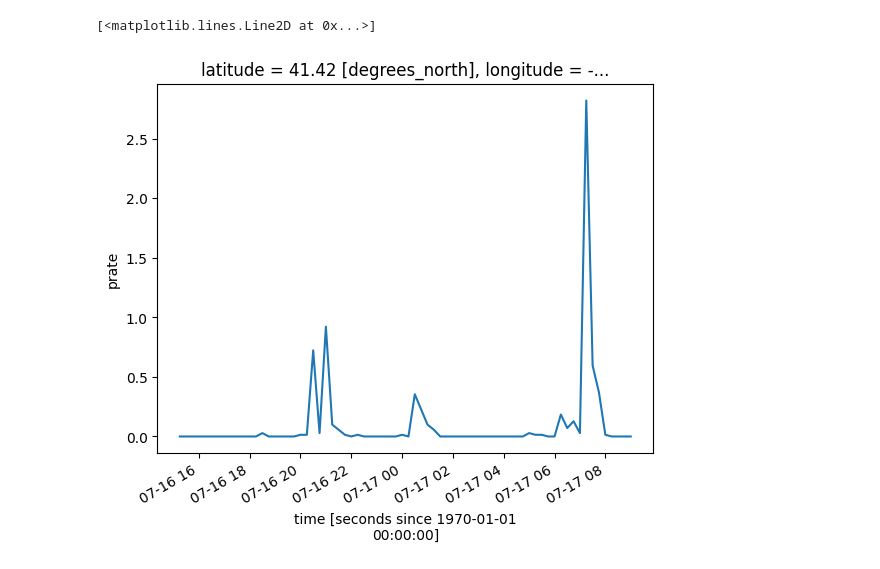
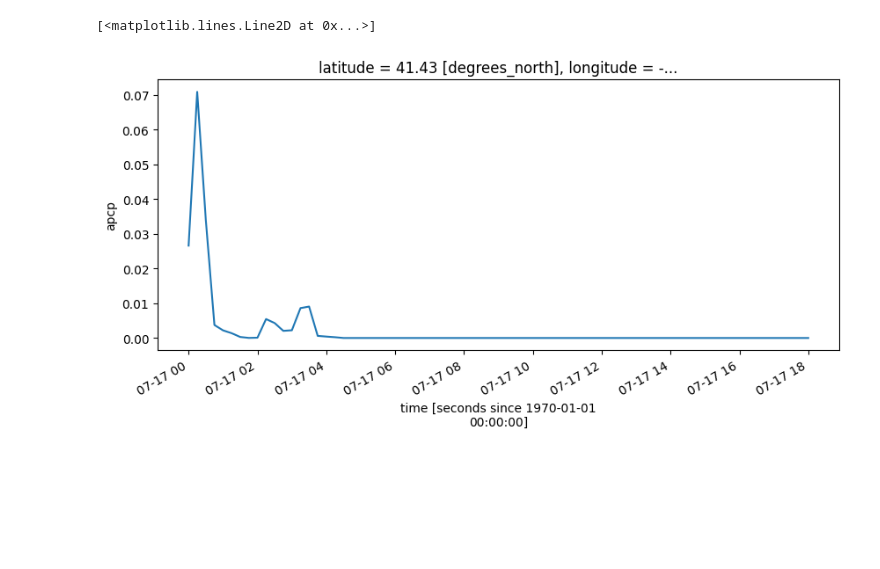
Before and after one commit to mpiannucci/gribberish, a Jupyter notebook: python/examples/kerchunk_hrrr_subhourly.ipynb, the cells around one changed output. Saved outputs shown, nothing was run; the diff lists cells and outputs as text; code cells hidden in the pictures; blank space fills up the shorter version.

```diff
--- a/python/examples/kerchunk_hrrr_subhourly.ipynb
+++ b/python/examples/kerchunk_hrrr_subhourly.ipynb
@@ -127,14 +151,3 @@ Generated with gribberishpy
 # %%
 import pyproj
-to_xy = pyproj.Transformer.from_crs('epsg:4326', ds.prate.crs, always_xy=True).transform
+to_xy = pyproj.Transformer.from_crs('epsg:4326', ds.apcp.crs, always_xy=True).transform
-# %%
-lat, lng = 41.42717976016072, -71.462122760827
-
-x_sel, y_sel = to_xy(lng, lat)
-
-selected = ds.prate.sel(x=x_sel, y=y_sel, method='nearest')
-selected = (selected * 3600) / 25.4 # convert from kg/m^2/s to in/hr
-selected.compute().plot()
-# %% [output]
-[<matplotlib.lines.Line2D at 0x...>]
-[figure, removed]
@@ -140,0 +157,15 @@ selected.compute().plot()
+# %%
+from matplotlib import pyplot as plt
+
+f, ax = plt.subplots(figsize=(10, 4))
+
+selected_ds = ds.interp(x=x_sel, y=y_sel, method='linear')
+
+selected_prate = (selected_ds.prate * 3600) / 25.4 # convert from kg/m^2/s to in/hr
+selected_apcp = selected_ds.apcp / 25.4 # convert from kg/m^2/s to in/hr
+
+#selected_prate.plot.line(ax=ax)
+selected_apcp.plot.line(ax=ax)
+# %% [output]
+[<matplotlib.lines.Line2D at 0x...>]
+[figure, added]
```
Also changed, not shown: parts of 7 cells of this notebook, 9 other files.
